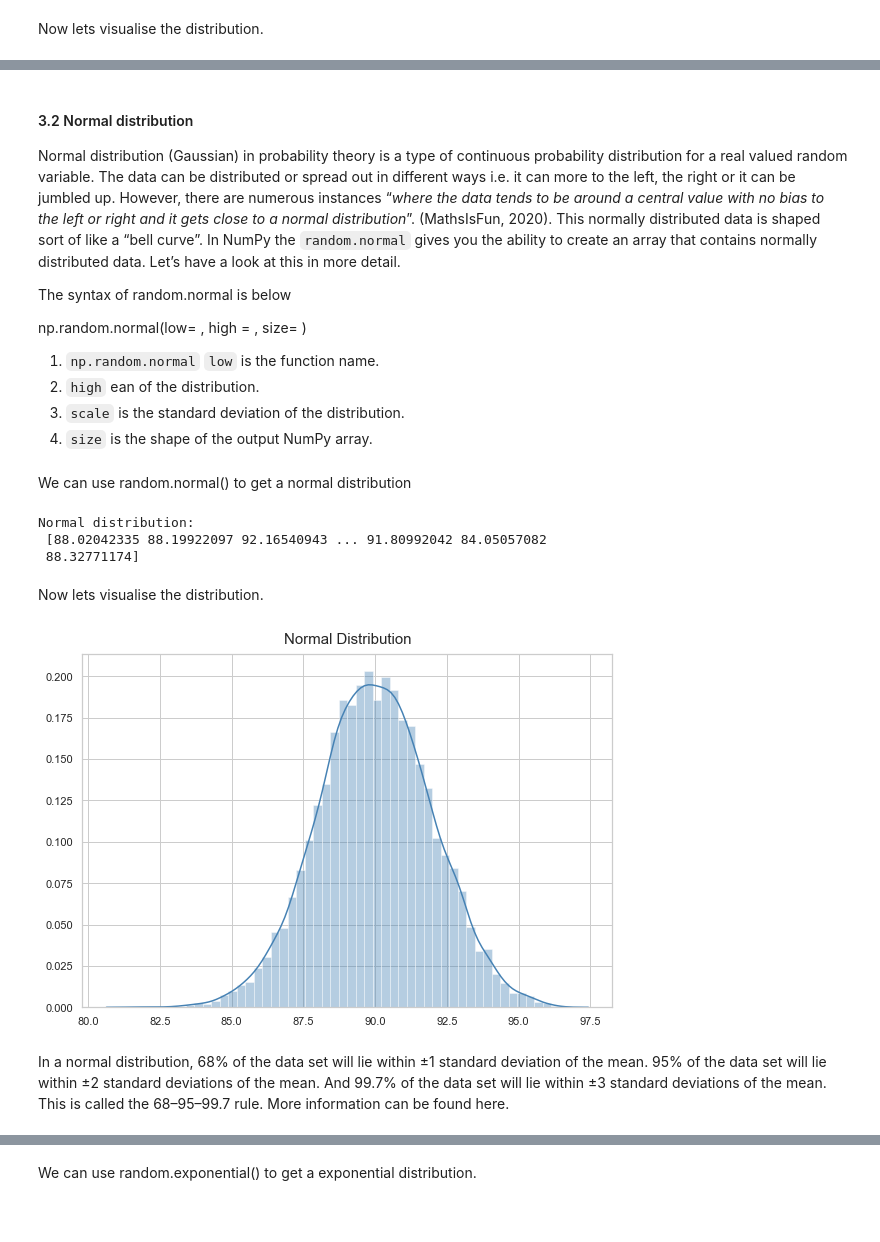
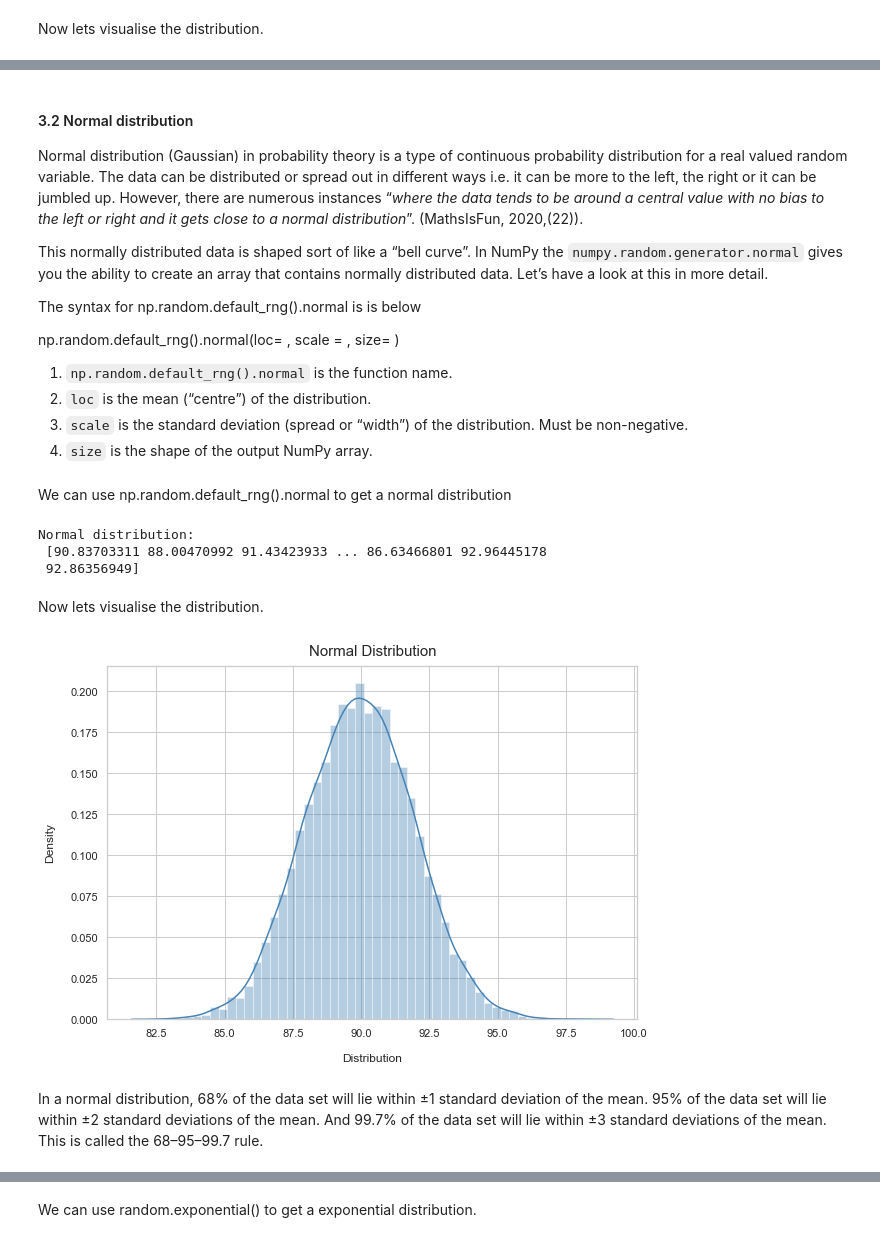
Before and after one commit to Munster2020/HDIP_CSDA_COMP08050_ASSIGNMENT, a Jupyter notebook: assignment2020.ipynb, the cells around one changed output, grey strips where cells are left out. Saved outputs shown, nothing was run; the diff lists cells and outputs as text; code cells hidden in the pictures; blank space fills up the shorter version.

```diff
--- a/assignment2020.ipynb
+++ b/assignment2020.ipynb
@@ -163,44 +180,47 @@ plt.title("Uniform Distribution", fontsize=15, y=1.012);
 # %% [markdown]
 #### 3.2 Normal distribution
 
-Normal distribution (Gaussian) in probability theory is a type of continuous probability distribution for a real valued random variable. The data can be distributed or spread out in different ways i.e. it can more to the left, the right or it can be jumbled up. However, there are numerous instances “*where the data tends to be around a central value with no bias to the left or right and it gets close to a normal distribution*”. (MathsIsFun, 2020). This normally distributed data is shaped sort of like a “bell curve”. In NumPy the `random.normal` gives you the ability to create an array that contains normally distributed data. Let’s have a look at this in more detail.
+Normal distribution (Gaussian) in probability theory is a type of continuous probability distribution for a real valued random variable. The data can be distributed or spread out in different ways i.e. it can be more to the left, the right or it can be jumbled up. However, there are numerous instances “*where the data tends to be around a central value with no bias to the left or right and it gets close to a normal distribution*”. (MathsIsFun, 2020,(22)).
 
-The syntax of random.normal is below
+This normally distributed data is shaped sort of like a “bell curve”. In NumPy the `numpy.random.generator.normal` gives you the ability to create an array that contains normally distributed data. Let’s have a look at this in more detail.
 
-np.random.normal(low= , high = , size= )
+The syntax for np.random.default_rng().normal is is below
 
-1. `np.random.normal`
-`low` is the function name.
-2. `high` ean of the distribution.
-3. `scale` is the standard deviation of the distribution.
+np.random.default_rng().normal(loc= , scale = , size= )
+
+1. `np.random.default_rng().normal` is the function name.
+2. `loc` is the mean (“centre”) of the distribution.
+3. `scale` is the standard deviation (spread or “width”) of the distribution. Must be non-negative.
 4. `size` is the shape of the output NumPy array.
 # %% [markdown]
-We can use random.normal() to get a normal distribution
+We can use np.random.default_rng().normal to get a normal distribution
 # %%
 #create the variables and assign them
-x = np.random.normal(90, 2, 10000)
+x = np.random.default_rng().normal(90, 2, 10000)
 
 # print the array
 print("Normal distribution:\n", x)
 # %% [output]
 Normal distribution:
- [88.02042335 88.19922097 92.16540943 ... 91.80992042 84.05057082
- 88.32771174]
+ [90.83703311 88.00470992 91.43423933 ... 86.63466801 92.96445178
+ 92.86356949]
 # %% [markdown]
 Now lets visualise the distribution.
 # %%
 # visualisation styling code
 sns.set(rc={'figure.figsize':(9.5, 6.5)})
 sns.set_context('notebook')
 sns.set_style("whitegrid")
 
 #
 sns.distplot(x, kde=True, color='steelblue')
+plt.xlabel("Distribution", labelpad=15)
+plt.ylabel("Density", labelpad=15);
 plt.title("Normal Distribution", fontsize=15, y=1.012);
 # %% [output]
-[figure, old version]
+[figure, new version]
 # %% [markdown]
-In a normal distribution, 68% of the data set will lie within ±1 standard deviation of the mean. 95% of the data set will lie within ±2 standard deviations of the mean. And 99.7% of the data set will lie within ±3 standard deviations of the mean. This is called the 68–95–99.7 rule. More information can be found here.
+In a normal distribution, 68% of the data set will lie within ±1 standard deviation of the mean. 95% of the data set will lie within ±2 standard deviations of the mean. And 99.7% of the data set will lie within ±3 standard deviations of the mean. This is called the 68–95–99.7 rule.
 # %% [markdown]
 #### 3.3 Exponential distribution
 
```
Also changed, not shown: parts of 39 cells of this notebook, 1 other file.
